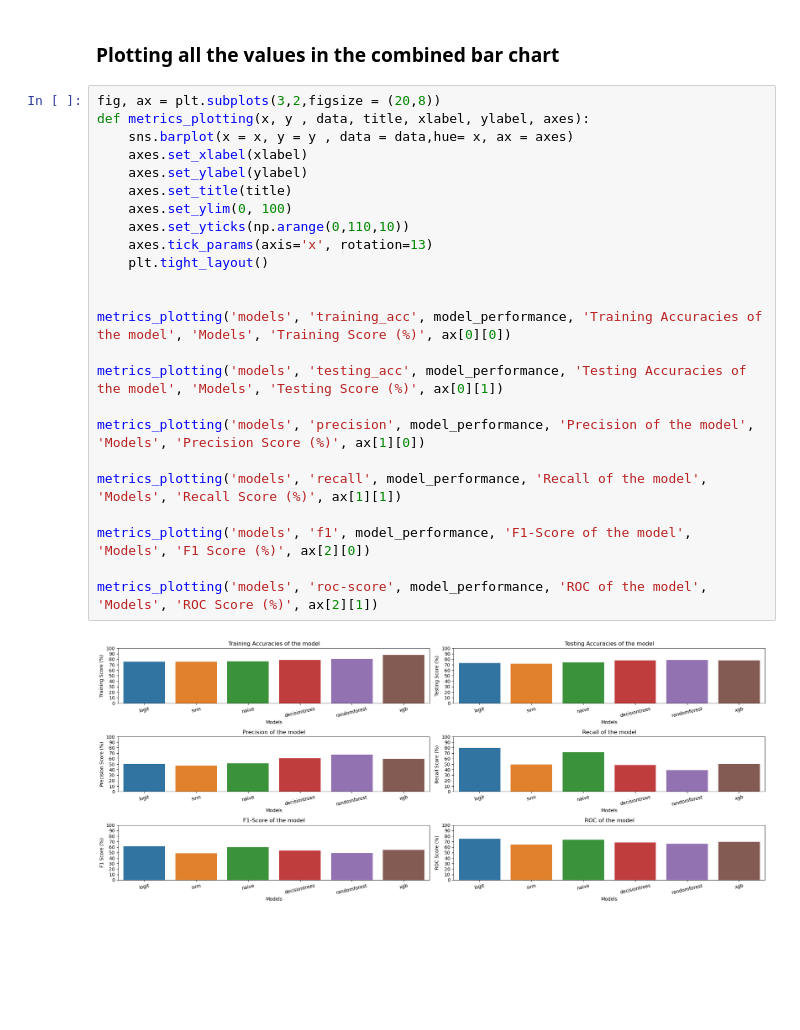
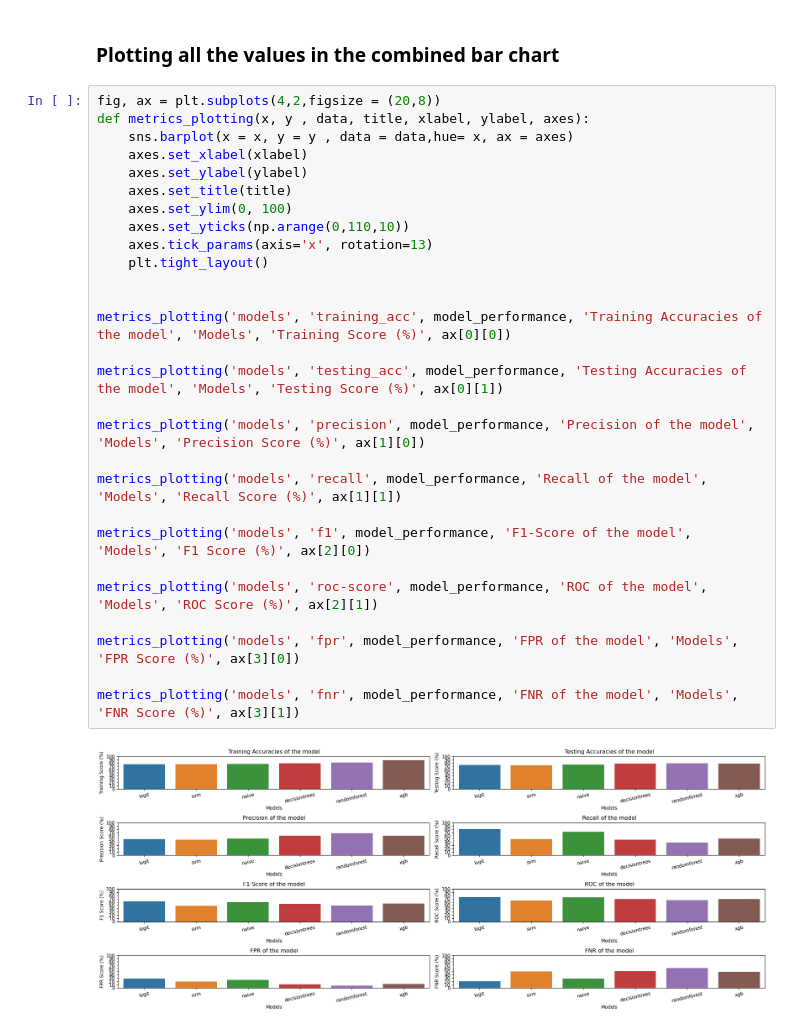
Before and after one commit to suzaladhikari/customer_churn-, a Jupyter notebook: Model Preparation/model.ipynb, the cells around one changed output. Cells and saved outputs as stored; diff of their text form; blank space fills up the shorter version.

Commit message:
plotted fpr and fnr scores of the model

```diff
--- a/Model Preparation/model.ipynb
+++ b/Model Preparation/model.ipynb
@@ -633,28 +633,32 @@ model_performance.head(5)
 # %% [markdown]
 ### Plotting all the values in the combined bar chart
 # %%
-fig, ax = plt.subplots(3,2,figsize = (20,8))
+fig, ax = plt.subplots(4,2,figsize = (20,8))
 def metrics_plotting(x, y , data, title, xlabel, ylabel, axes):
     sns.barplot(x = x, y = y , data = data,hue= x, ax = axes)
     axes.set_xlabel(xlabel)
     axes.set_ylabel(ylabel)
     axes.set_title(title)
     axes.set_ylim(0, 100)
     axes.set_yticks(np.arange(0,110,10))
     axes.tick_params(axis='x', rotation=13)
     plt.tight_layout()
 
 
 metrics_plotting('models', 'training_acc', model_performance, 'Training Accuracies of the model', 'Models', 'Training Score (%)', ax[0][0])
 
 metrics_plotting('models', 'testing_acc', model_performance, 'Testing Accuracies of the model', 'Models', 'Testing Score (%)', ax[0][1])
 
 metrics_plotting('models', 'precision', model_performance, 'Precision of the model', 'Models', 'Precision Score (%)', ax[1][0])
 
 metrics_plotting('models', 'recall', model_performance, 'Recall of the model', 'Models', 'Recall Score (%)', ax[1][1])
 
 metrics_plotting('models', 'f1', model_performance, 'F1-Score of the model', 'Models', 'F1 Score (%)', ax[2][0])
 
 metrics_plotting('models', 'roc-score', model_performance, 'ROC of the model', 'Models', 'ROC Score (%)', ax[2][1])
+
+metrics_plotting('models', 'fpr', model_performance, 'FPR of the model', 'Models', 'FPR Score (%)', ax[3][0])
+
+metrics_plotting('models', 'fnr', model_performance, 'FNR of the model', 'Models', 'FNR Score (%)', ax[3][1])
 # %% [output]
-[figure, old version]
+[figure, new version]
```
